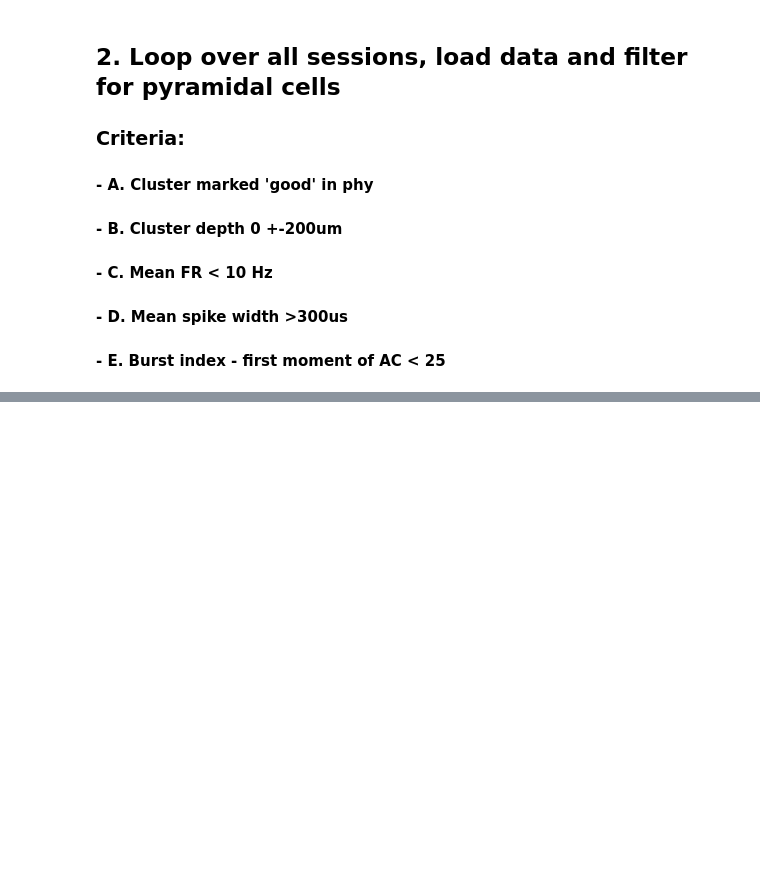
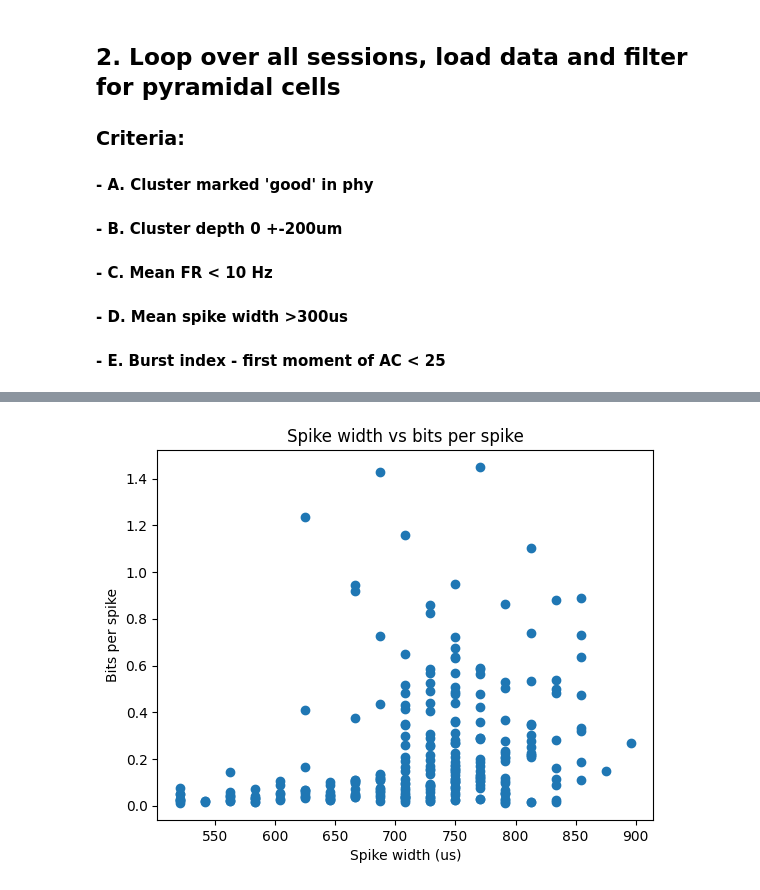
Before and after one commit to jakeswann1/SpElT, a Jupyter notebook: postprocessing/Check Cell Identity.ipynb, the cells around one changed output, grey strips where cells are left out. Drawn from its saved outputs; the diff is of its cells as text; code cells hidden in the pictures; blank space fills up the shorter version.

```diff
--- a/postprocessing/Check Cell Identity.ipynb
+++ b/postprocessing/Check Cell Identity.ipynb
@@ -128,0 +156,12 @@ NameError: name 'cluster_info' is not defined
+# %%
+# Load spatial info all
+spatial_info_all = pd.read_pickle('/home/isabella/Documents/isabella/jake/ephys_analysis/processed_data/spatial_info_all.pkl')
+
+# Select only rows including 'open-field_1'
+spatial_info_open_field_1 = spatial_info_all[spatial_info_all.index.str.contains('raw_open-field_1')]
+
+# Drop 'open-field_1' from index
+spatial_info_open_field_1.index = spatial_info_open_field_1.index.str.replace('raw_open-field_1_', '')
+
+
+spatial_info_open_field_1
@@ -128,0 +182,12 @@ NameError: name 'cluster_info' is not defined
+# %%
+# Merge cluster_info_all with spatial_info_open_field_1
+cluster_info_spatial_info = pd.merge(cluster_info_all, spatial_info_open_field_1, left_index = True, right_index = True)
+
+# Plot spike width against bits per spike
+plt.scatter(cluster_info_spatial_info['spike_width_microseconds'], cluster_info_spatial_info['bits_per_spike'])
+plt.xlabel('Spike width (us)')
+plt.ylabel('Bits per spike')
+plt.title('Spike width vs bits per spike')
+plt.show()
+# %% [output]
+[figure, added]
```
Also changed, not shown: parts of 6 cells of this notebook.
